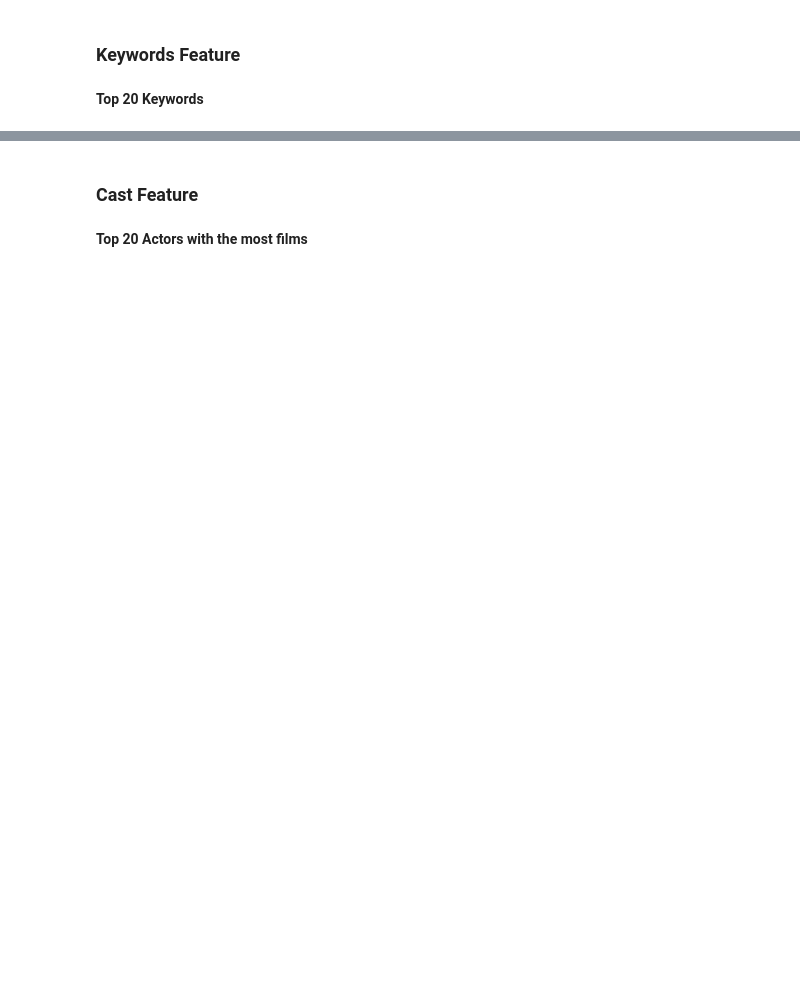
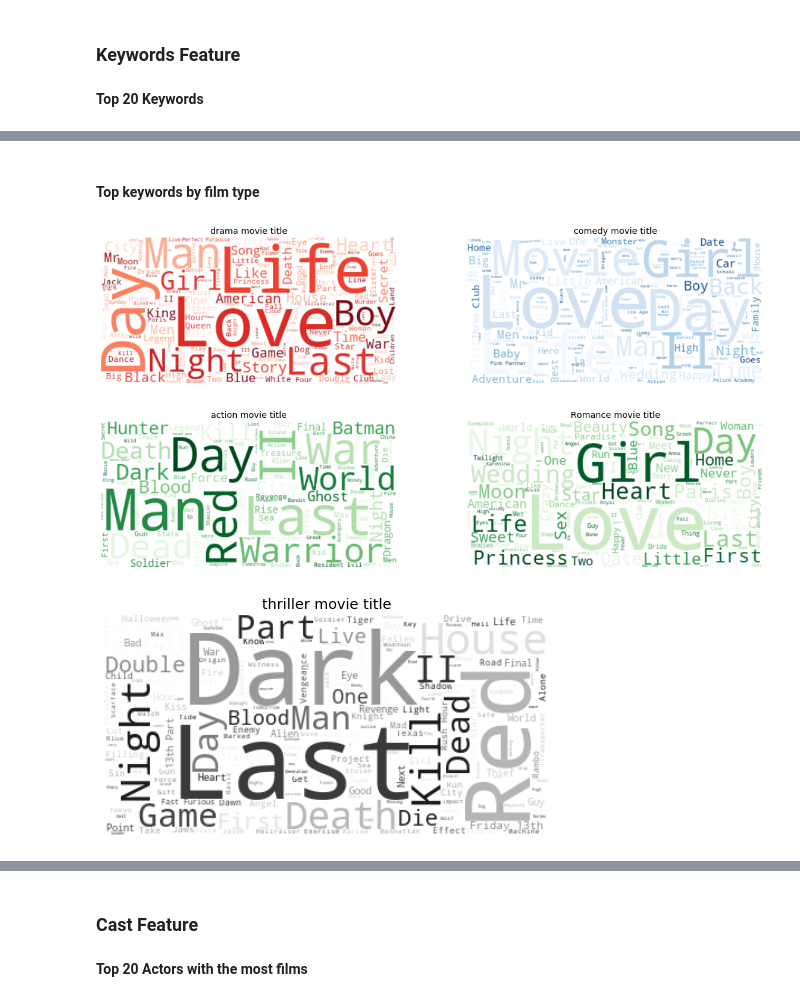
Before and after one commit to wolusien/Kaggle_projects, a Jupyter notebook: BoxOffice/BoxOffice.ipynb, the cells around one changed output, grey strips where cells are left out. Saved outputs shown, nothing was run; the diff lists cells and outputs as text; code cells hidden in the pictures; blank space fills up the shorter version.

```diff
--- a/BoxOffice/BoxOffice.ipynb
+++ b/BoxOffice/BoxOffice.ipynb
@@ -288,6 +275,7 @@ def aux2(l):
     return list(set([i['name'] for i in l]))
 
 dft['genre_film'] = dft['genres_v2'].apply(lambda x: aux2(x))
+dftest['genre_film'] = dftest['genres_v2'].apply(lambda x: aux2(x))
 dft['genre_film'].head()
 # %% [output]
 0                            [Comedy]
@@ -772,0 +809,61 @@ dft.dtypes
+# %% [markdown]
+#### Top keywords by film type
+# %%
+genre = ['genre_Action','genre_Comedy','genre_Drama','genre_Romance','genre_Thriller']
+
+action = dft.loc[dft['genre_Action']==1,]
+comedy = dft.loc[dft['genre_Comedy']==1,]
+drama = dft.loc[dft['genre_Drama']==1,]
+romance = dft.loc[dft['genre_Romance']==1,]
+thriller = dft.loc[dft['genre_Thriller']==1,]
+
+text_drama = " ".join(review for review in drama.title)
+text_comedy = " ".join(review for review in comedy.title)
+text_action = " ".join(review for review in action.title)
+text_romance = " ".join(review for review in romance.title)
+text_thriller = " ".join(review for review in thriller.title)
+
+
+wordcloud1 = WordCloud(stopwords=stopwords, background_color="white",colormap="Reds").generate(text_drama)
+wordcloud2 = WordCloud(stopwords=stopwords, background_color="white",colormap="Blues").generate(text_comedy)
+wordcloud3 = WordCloud(stopwords=stopwords, background_color="white",colormap="Greens").generate(text_action)
+wordcloud4 = WordCloud(stopwords=stopwords, background_color="white",colormap="Greens").generate(text_romance)
+wordcloud5 = WordCloud(stopwords=stopwords, background_color="white",colormap="Greys").generate(text_thriller)
+
+
+fig = plt.figure(figsize=(20, 10))
+
+plt.subplot(221)
+plt.imshow(wordcloud1, interpolation='bilinear')
+plt.title('drama movie title')
+plt.axis("off")
+
+plt.subplot(222)
+plt.imshow(wordcloud2, interpolation='bilinear')
+plt.title('comedy movie title')
+plt.axis("off")
+plt.show()
+
+fig = plt.figure(figsize=(20, 10))
+
+plt.subplot(223)
+plt.imshow(wordcloud3, interpolation='bilinear')
+plt.title('action movie title')
+plt.axis("off")
+
+plt.subplot(224)
+plt.imshow(wordcloud4, interpolation='bilinear')
+plt.title('Romance movie title')
+plt.axis("off")
+plt.show()
+
+fig = plt.figure(figsize=(8, 8))
+
+plt.imshow(wordcloud5, interpolation='bilinear')
+plt.title('thriller movie title')
+plt.axis("off")
+plt.show()
+# %% [output]
+[figure, added]
+[figure, added]
+[figure, added]
```
Also changed, not shown: parts of 45 cells of this notebook.
